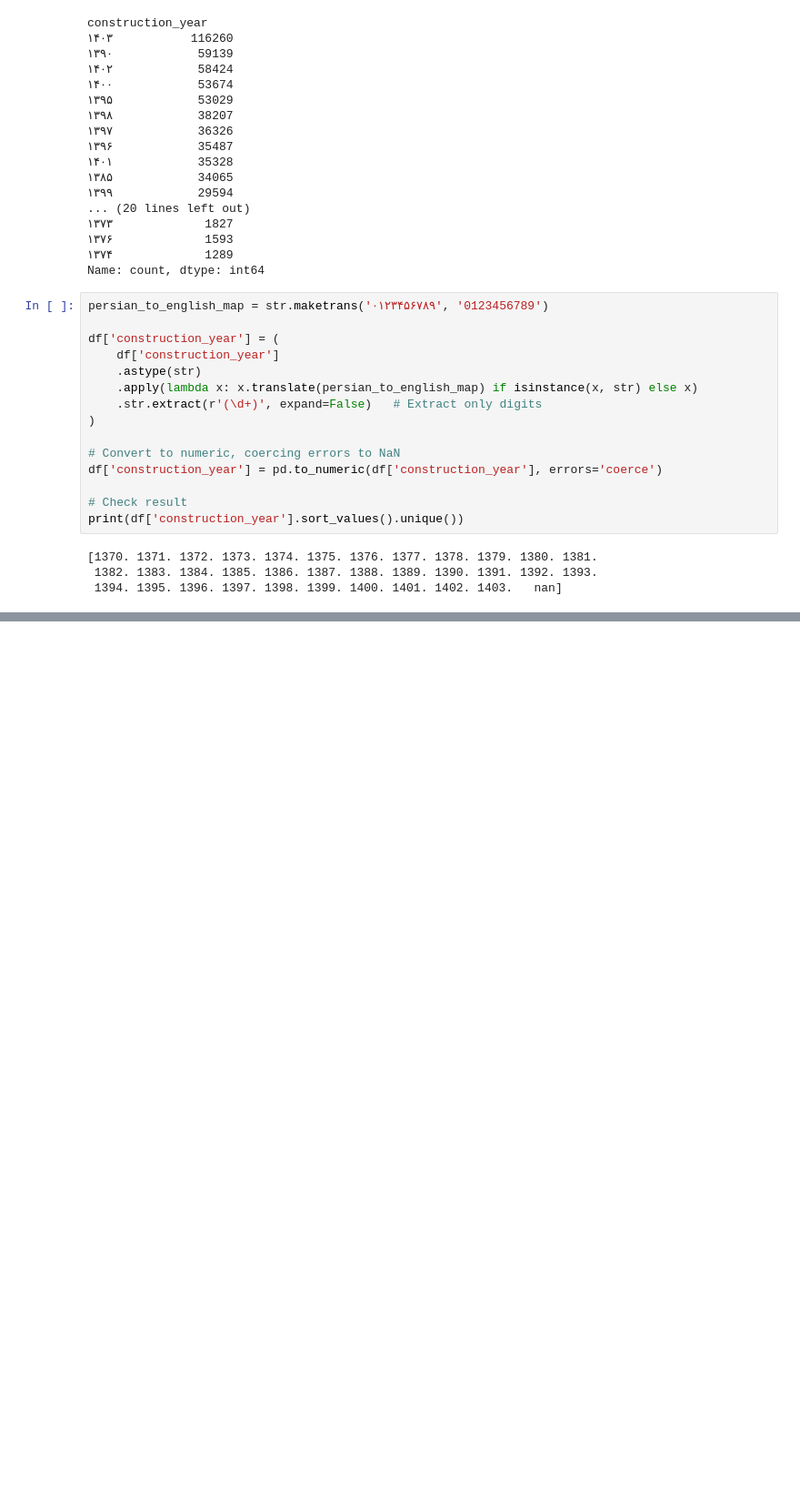
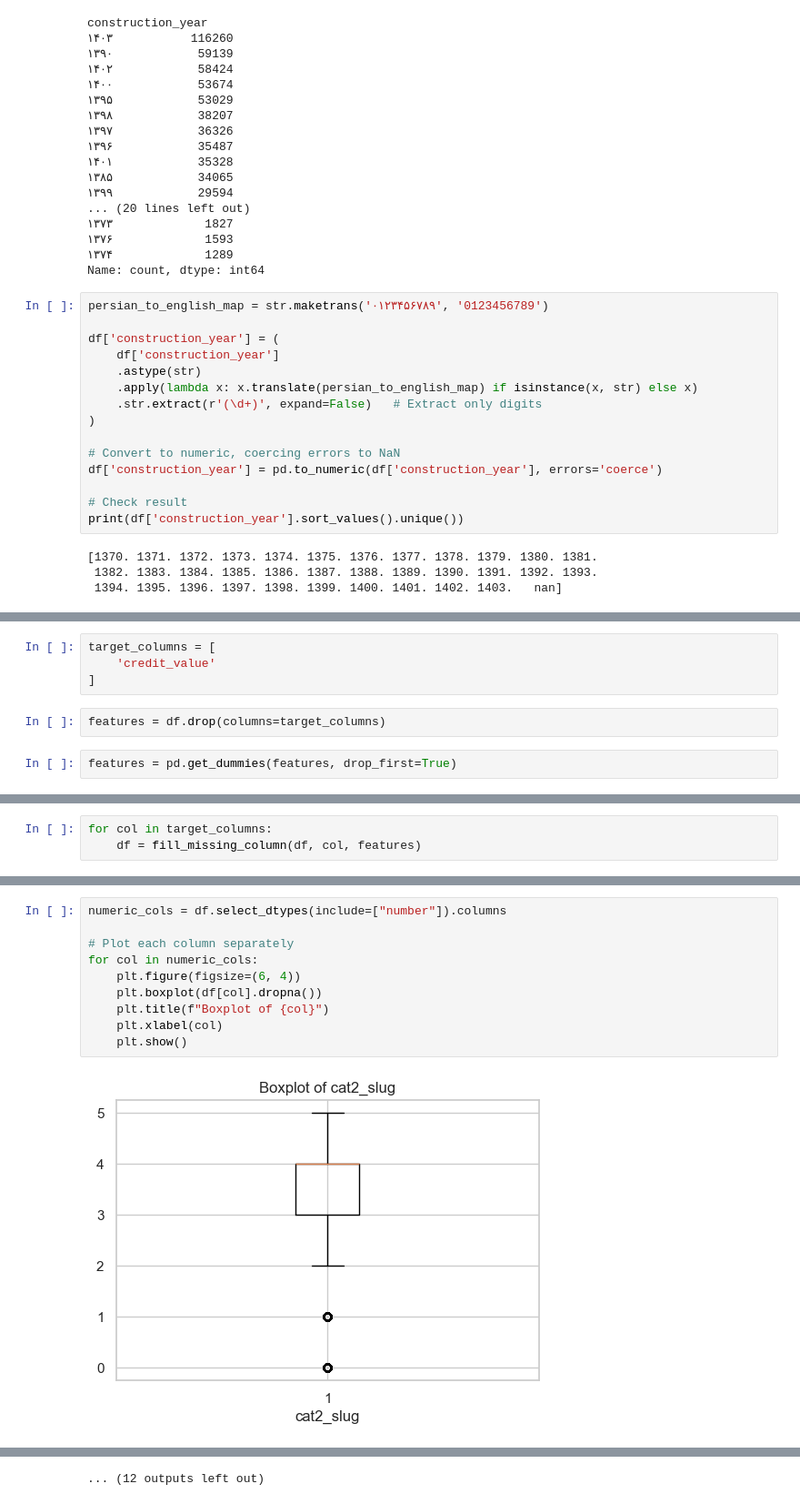
Before and after one commit to Quera-Project/Quera-BootCamp-Al, a Jupyter notebook: Clustering_shahab.ipynb, the cells around one changed output, grey strips where cells are left out. Shown at 91% size. Drawn from its saved outputs; the diff is of its cells as text; blank space fills up the shorter version.

```diff
--- a/Clustering_shahab.ipynb
+++ b/Clustering_shahab.ipynb
@@ -483,0 +604,8 @@ Cross-Validation Accuracy: 1.00 ± 0.00
+# %%
+target_columns = [
+    'credit_value'
+]
+# %%
+features = df.drop(columns=target_columns)
+# %%
+features = pd.get_dummies(features, drop_first=True)
@@ -483,0 +680,3 @@ Cross-Validation Accuracy: 1.00 ± 0.00
+# %%
+for col in target_columns:
+    df = fill_missing_column(df, col, features)
@@ -483,0 +713,12 @@ Cross-Validation Accuracy: 1.00 ± 0.00
+# %%
+numeric_cols = df.select_dtypes(include=["number"]).columns
+
+# Plot each column separately
+for col in numeric_cols:
+    plt.figure(figsize=(6, 4))
+    plt.boxplot(df[col].dropna())
+    plt.title(f"Boxplot of {col}")
+    plt.xlabel(col)
+    plt.show()
+# %% [output]
+[figure, added]
@@ -483,0 +736 @@ Cross-Validation Accuracy: 1.00 ± 0.00
+... (12 outputs left out)
```
Also changed, not shown: parts of 52 cells of this notebook.
